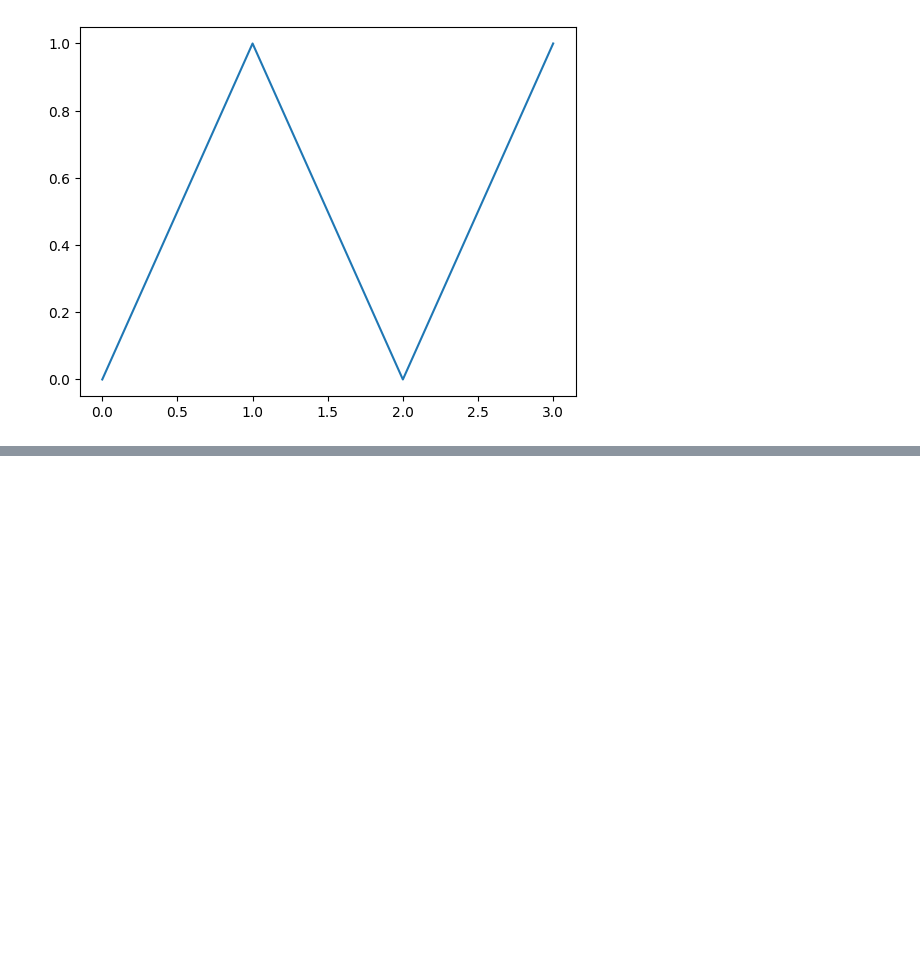
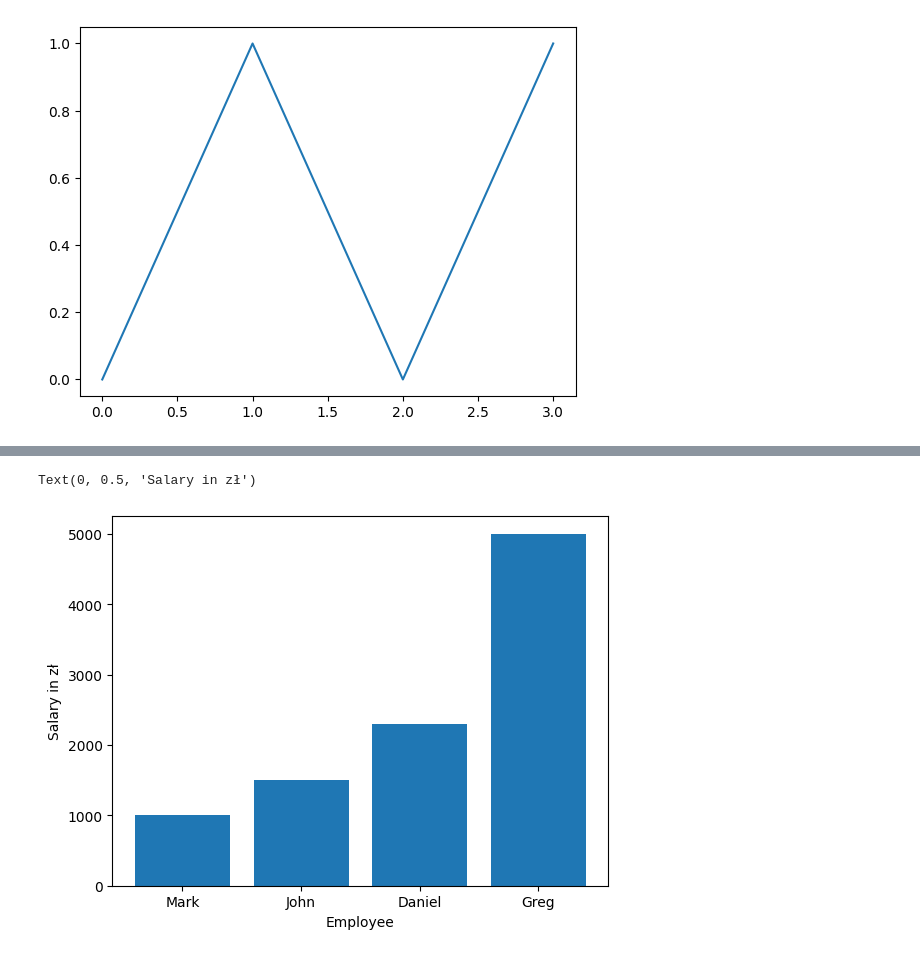
Before and after one commit to TG2020/functions, a Jupyter notebook: functions.ipynb, the cells around one changed output, grey strips where cells are left out. Saved outputs shown, nothing was run; the diff lists cells and outputs as text; code cells hidden in the pictures; blank space fills up the shorter version.

```diff
--- a/functions.ipynb
+++ b/functions.ipynb
@@ -18,0 +40,8 @@ plt.plot(X, Y)
+# %%
+figure, ax = plt.subplots()
+ax.bar(names, salary_values)
+ax.set_xlabel("Employee")
+ax.set_ylabel("Salary in zł")
+# %% [output]
+Text(0, 0.5, 'Salary in zł')
+[figure, added]
```
Also changed, not shown: parts of 4 cells of this notebook.
